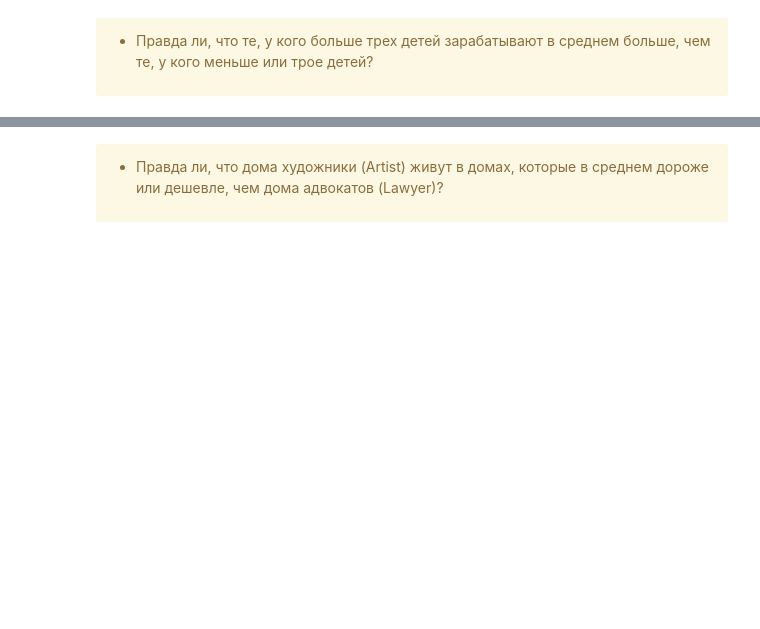
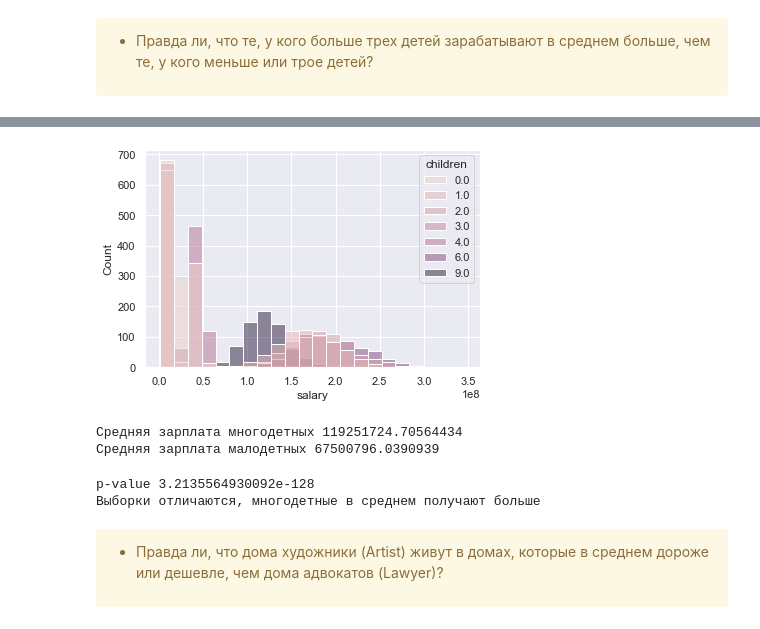
Before and after one commit to adasirotkina/DataScience_MIPT_2022, a Jupyter notebook: home_works/HW_3.ipynb, the cells around one changed output, grey strips where cells are left out. Drawn from its saved outputs; the diff is of its cells as text; code cells hidden in the pictures; blank space fills up the shorter version.

```diff
--- a/home_works/HW_3.ipynb
+++ b/home_works/HW_3.ipynb
@@ -98,3 +160,38 @@ data.head()
+# %%
+import seaborn as sns
+
+plt.figure()
+
+big_fam_salary = data[data['children'] > 3]['salary']
+small_fam_salary = data[data['children'] <= 3]['salary']
+
+sns.histplot(data=data, x="salary", hue="children")
+
+# plt.xlabel('Count')
+# plt.xlabel('Salary')
+
+plt.show()
+# %% [output]
+[figure, added]
+# %%
+print('Средняя зарплата многодетных', big_fam_salary.mean())
+print('Средняя зарплата малодетных', small_fam_salary.mean())
+# %% [output]
+Средняя зарплата многодетных 119251724.70564434
+Средняя зарплата малодетных 67500796.0390939
+# %%
+t, p_value  = stats.ttest_ind(big_fam_salary, small_fam_salary) # Критерий Стьюдента (t-test)
+
+print('p-value', p_value)
+
+
+alpha = 0.05
+
+if p_value < alpha:
+    print('Выборки отличаются, многодетные в среднем получают больше')
+# %% [output]
+p-value 3.2135564930092e-128
+Выборки отличаются, многодетные в среднем получают больше
 # %% [markdown]
 <div class="alert alert-warning">
 
```
Also changed, not shown: parts of 36 cells of this notebook.
